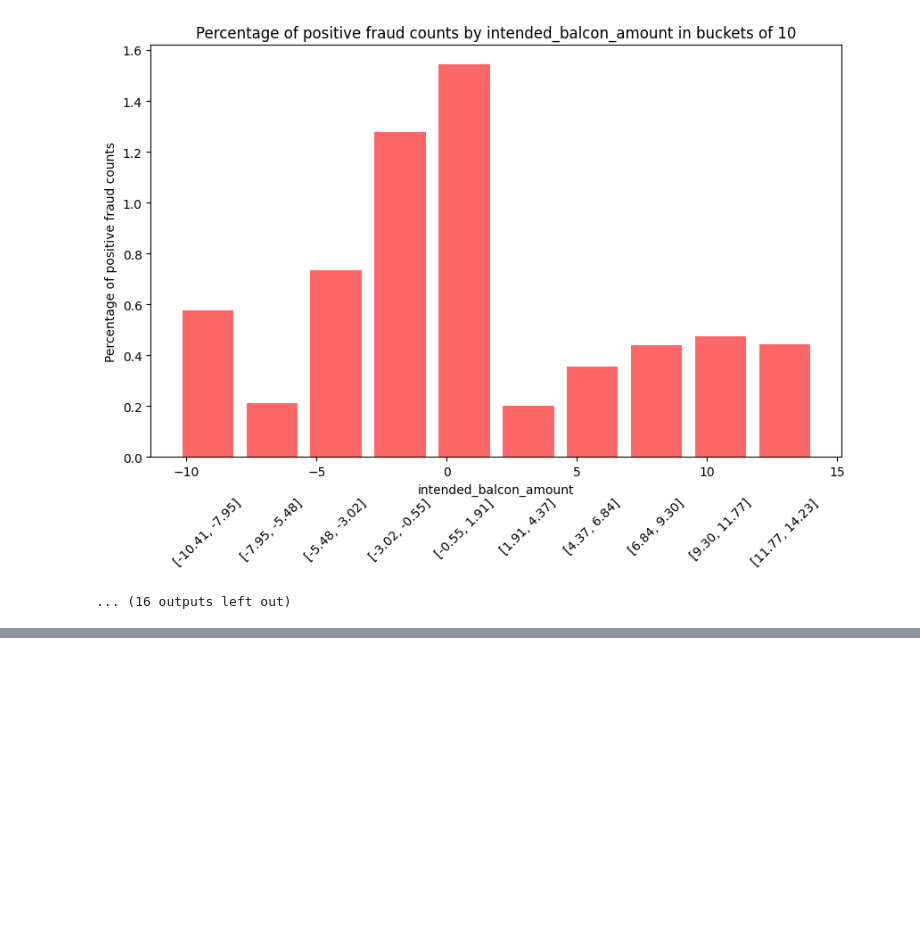
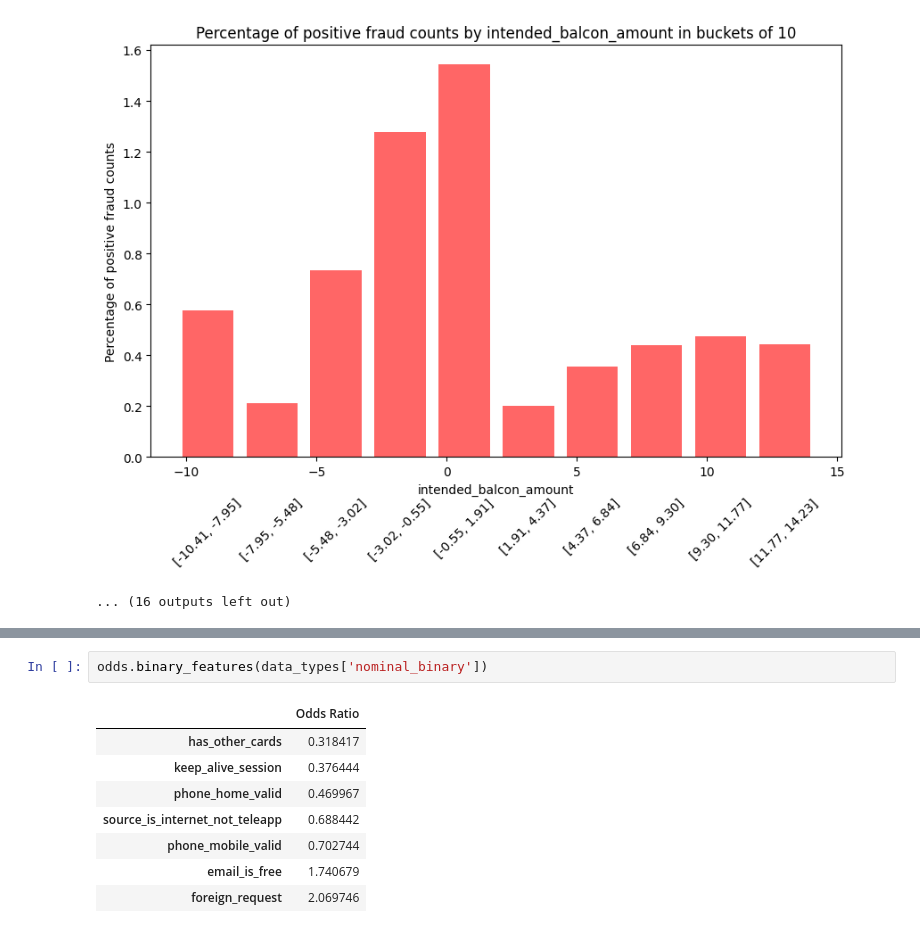
Before and after one commit to jonnywong288/bank-account-fraud, a Jupyter notebook: data_exploration.ipynb, the cells around one changed output, grey strips where cells are left out. Saved outputs shown, nothing was run; the diff lists cells and outputs as text; blank space fills up the shorter version.

```diff
--- a/data_exploration.ipynb
+++ b/data_exploration.ipynb
@@ -206,0 +209,11 @@ fv.ordinal(data_types['ordinal'])
+# %%
+odds.binary_features(data_types['nominal_binary'])
+# %% [output]
+|  | Odds Ratio |
+| has_other_cards | 0.318417 |
+| keep_alive_session | 0.376444 |
+| phone_home_valid | 0.469967 |
+| source_is_internet_not_teleapp | 0.688442 |
+| phone_mobile_valid | 0.702744 |
+| email_is_free | 1.740679 |
+| foreign_request | 2.069746 |
```
Also changed, not shown: parts of 4 cells of this notebook, 1 other file.
